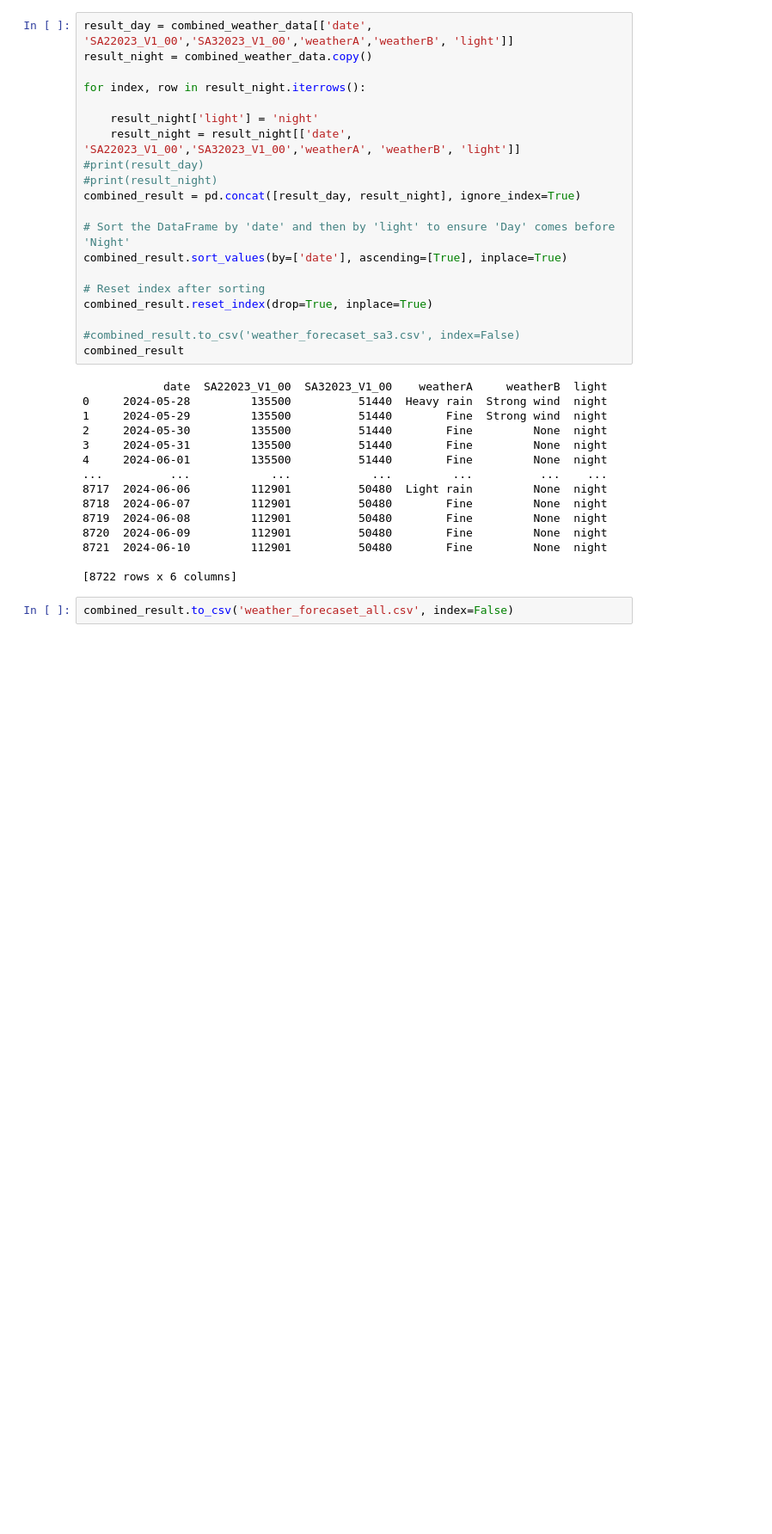
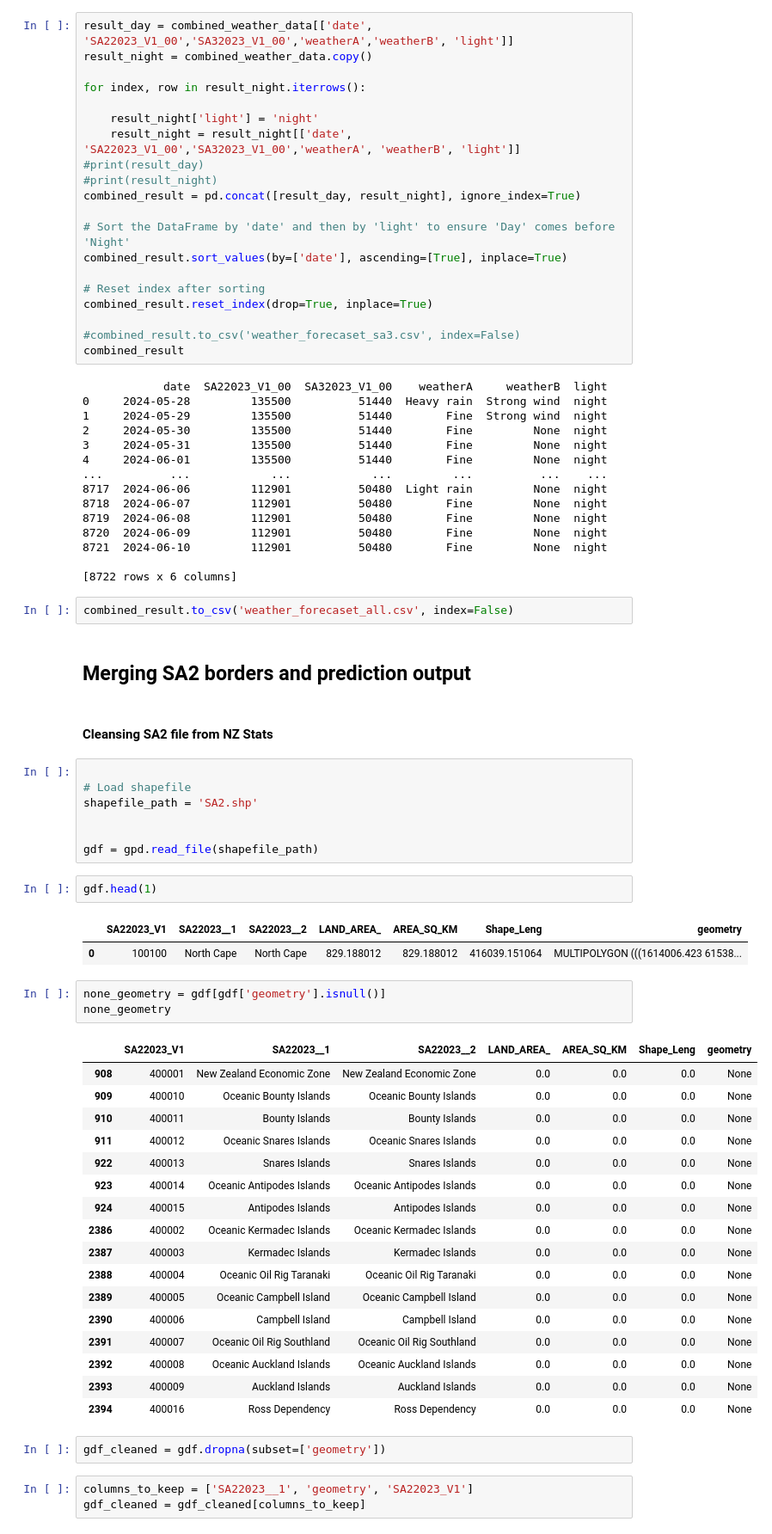
Before and after one commit to annirwin/Auckland_Crash_Model, a Jupyter notebook: Weather_1.3.ipynb, the cells around one changed output. Shown at 86% size. Saved outputs shown, nothing was run; the diff lists cells and outputs as text; blank space fills up the shorter version.

Commit message:
update weather and crash output

```diff
--- a/Weather_1.3.ipynb
+++ b/Weather_1.3.ipynb
@@ -213,3 +217,45 @@ combined_result
 [8722 rows x 6 columns]
 # %%
 combined_result.to_csv('weather_forecaset_all.csv', index=False)
+# %% [markdown]
+## Merging SA2 borders and prediction output
+# %% [markdown]
+#### Cleansing SA2 file from NZ Stats
+# %%
+
+# Load shapefile
+shapefile_path = 'SA2.shp'
+
+
+gdf = gpd.read_file(shapefile_path)
+# %%
+gdf.head(1)
+# %% [output]
+|  | SA22023_V1 | SA22023__1 | SA22023__2 | LAND_AREA_ | AREA_SQ_KM | Shape_Leng | geometry |
+| 0 | 100100 | North Cape | North Cape | 829.188012 | 829.188012 | 416039.151064 | MULTIPOLYGON (((1614006.423 61538... |
+# %%
+none_geometry = gdf[gdf['geometry'].isnull()]
+none_geometry
+# %% [output]
+|  | SA22023_V1 | SA22023__1 | SA22023__2 | LAND_AREA_ | AREA_SQ_KM | Shape_Leng | geometry |
+| 908 | 400001 | New Zealand Economic Zone | New Zealand Economic Zone | 0.0 | 0.0 | 0.0 | None |
+| 909 | 400010 | Oceanic Bounty Islands | Oceanic Bounty Islands | 0.0 | 0.0 | 0.0 | None |
+| 910 | 400011 | Bounty Islands | Bounty Islands | 0.0 | 0.0 | 0.0 | None |
+| 911 | 400012 | Oceanic Snares Islands | Oceanic Snares Islands | 0.0 | 0.0 | 0.0 | None |
+| 922 | 400013 | Snares Islands | Snares Islands | 0.0 | 0.0 | 0.0 | None |
+| 923 | 400014 | Oceanic Antipodes Islands | Oceanic Antipodes Islands | 0.0 | 0.0 | 0.0 | None |
+| 924 | 400015 | Antipodes Islands | Antipodes Islands | 0.0 | 0.0 | 0.0 | None |
+| 2386 | 400002 | Oceanic Kermadec Islands | Oceanic Kermadec Islands | 0.0 | 0.0 | 0.0 | None |
+| 2387 | 400003 | Kermadec Islands | Kermadec Islands | 0.0 | 0.0 | 0.0 | None |
+| 2388 | 400004 | Oceanic Oil Rig Taranaki | Oceanic Oil Rig Taranaki | 0.0 | 0.0 | 0.0 | None |
+| 2389 | 400005 | Oceanic Campbell Island | Oceanic Campbell Island | 0.0 | 0.0 | 0.0 | None |
+| 2390 | 400006 | Campbell Island | Campbell Island | 0.0 | 0.0 | 0.0 | None |
+| 2391 | 400007 | Oceanic Oil Rig Southland | Oceanic Oil Rig Southland | 0.0 | 0.0 | 0.0 | None |
+| 2392 | 400008 | Oceanic Auckland Islands | Oceanic Auckland Islands | 0.0 | 0.0 | 0.0 | None |
+| 2393 | 400009 | Auckland Islands | Auckland Islands | 0.0 | 0.0 | 0.0 | None |
+| 2394 | 400016 | Ross Dependency | Ross Dependency | 0.0 | 0.0 | 0.0 | None |
+# %%
+gdf_cleaned = gdf.dropna(subset=['geometry'])
+# %%
+columns_to_keep = ['SA22023__1', 'geometry', 'SA22023_V1']
+gdf_cleaned = gdf_cleaned[columns_to_keep]
```
Also changed, not shown: parts of 19 cells of this notebook.
